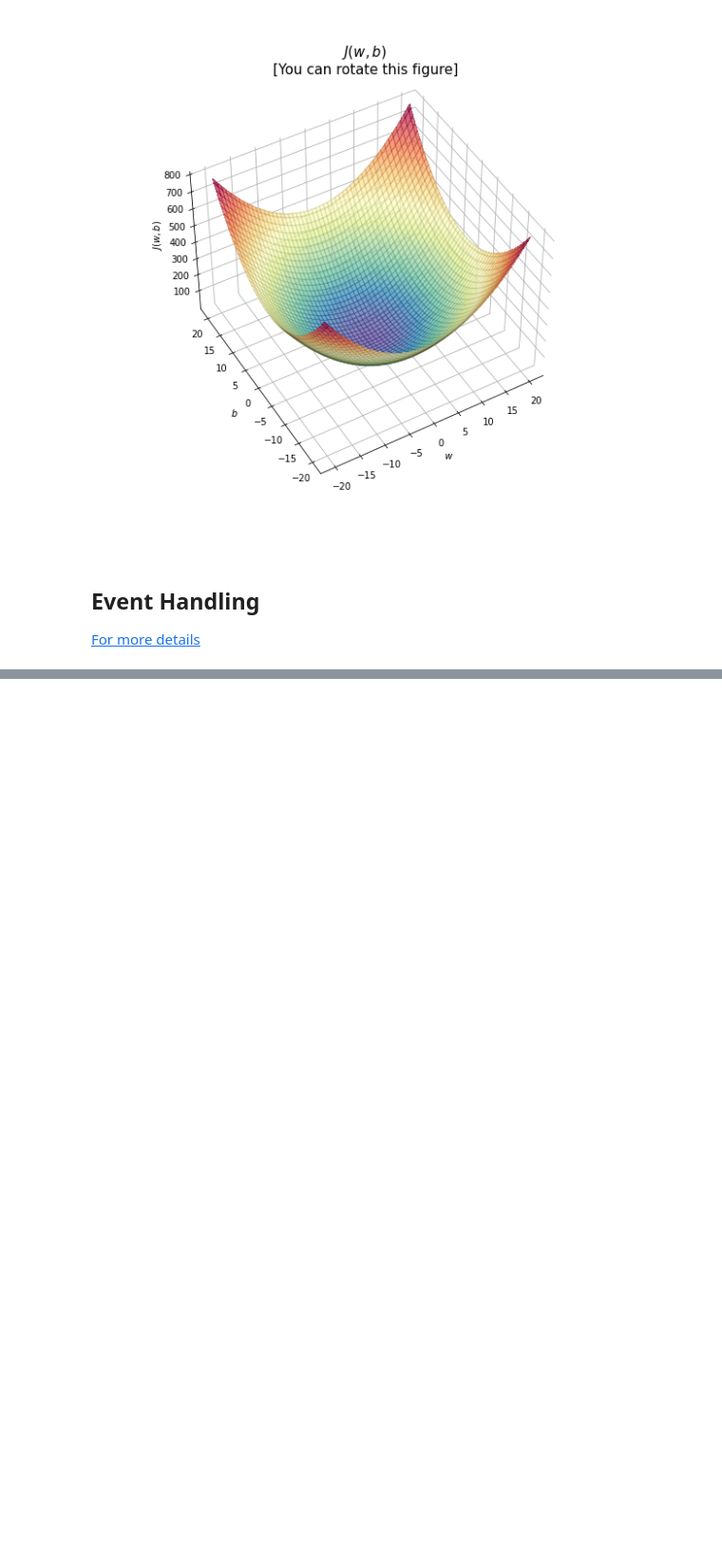
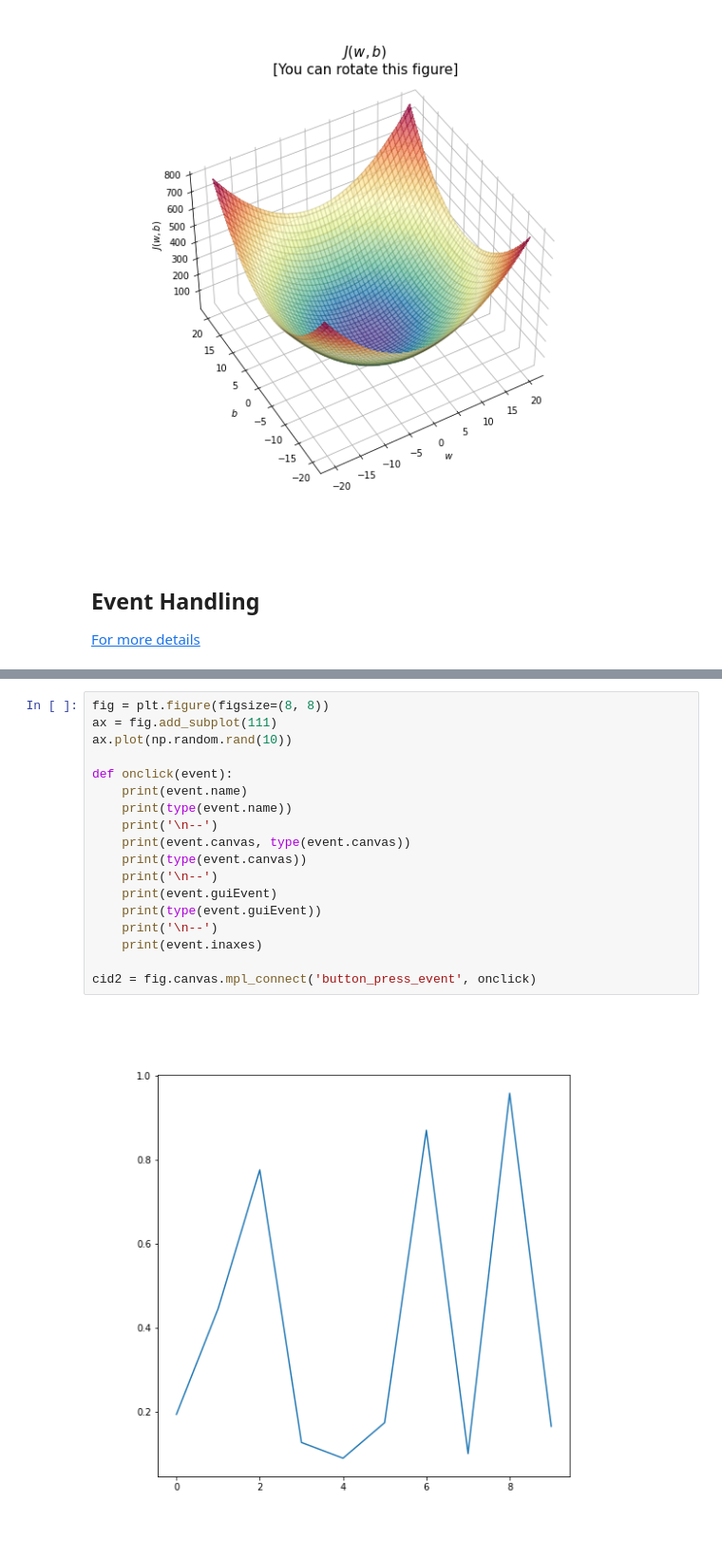
Before and after one commit to PaulToronto/Math-and-Data-Science-Reference, a Jupyter notebook: 3D_Plotting_in_Matplotlib.ipynb, the cells around one changed output, grey strips where cells are left out. Shown at 95% size. Saved outputs shown, nothing was run; the diff lists cells and outputs as text; blank space fills up the shorter version.

```diff
--- a/3D_Plotting_in_Matplotlib.ipynb
+++ b/3D_Plotting_in_Matplotlib.ipynb
@@ -235,0 +241,20 @@ single click: button=1, x=232, y=380, xdata=0.015726, ydata=0.139753
+# %%
+fig = plt.figure(figsize=(8, 8))
+ax = fig.add_subplot(111)
+ax.plot(np.random.rand(10))
+
+def onclick(event):
+    print(event.name)
+    print(type(event.name))
+    print('\n--')
+    print(event.canvas, type(event.canvas))
+    print(type(event.canvas))
+    print('\n--')
+    print(event.guiEvent)
+    print(type(event.guiEvent))
+    print('\n--')
+    print(event.inaxes)
+
+cid2 = fig.canvas.mpl_connect('button_press_event', onclick)
+# %% [output]
+[figure, added]
```
Also changed, not shown: parts of 8 cells of this notebook.
